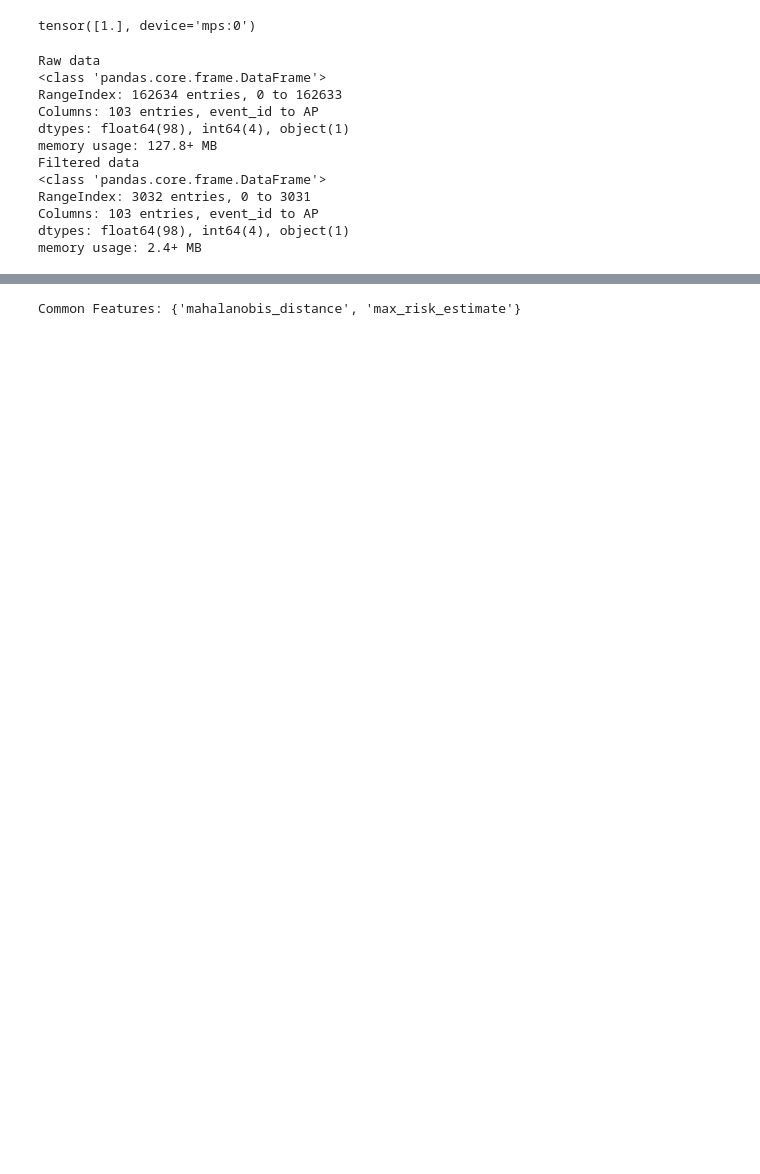
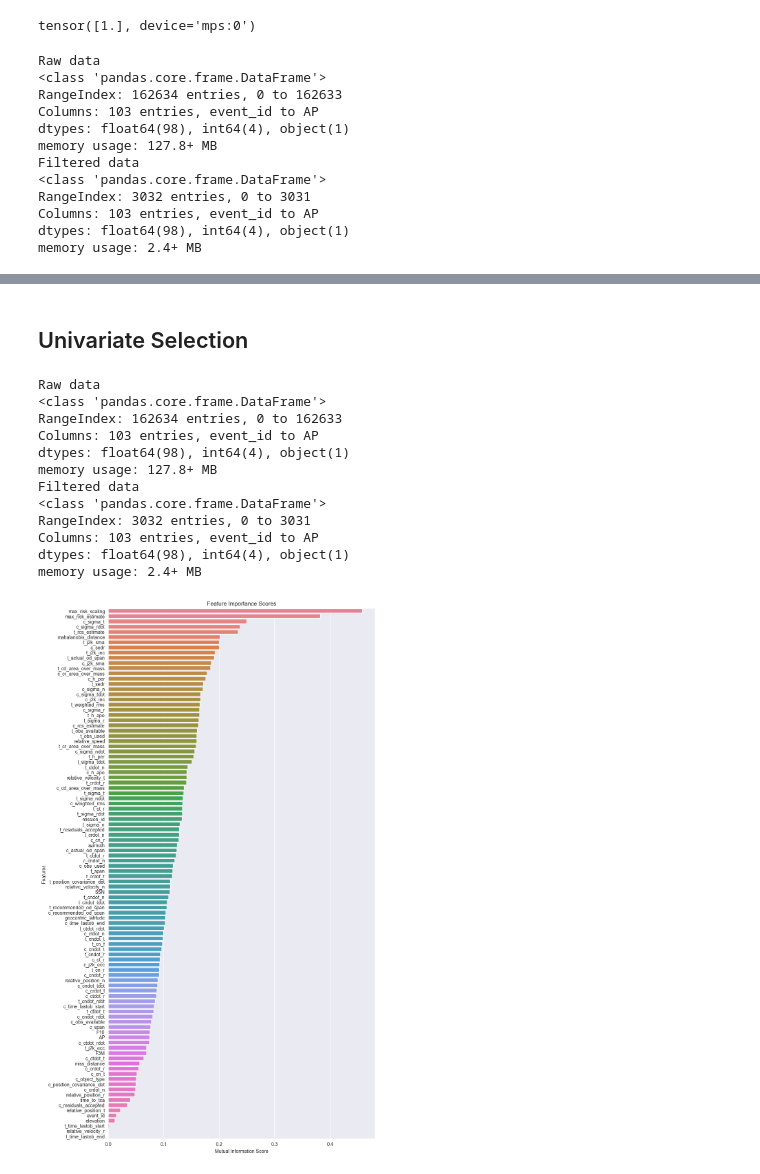
Before and after one commit to freddida/MLProject, a Jupyter notebook: notebooks/engineering/feature_selection.ipynb, the cells around one changed output, grey strips where cells are left out. Cells and saved outputs as stored; diff of their text form; code cells hidden in the pictures; blank space fills up the shorter version.

```diff
--- a/notebooks/engineering/feature_selection.ipynb
+++ b/notebooks/engineering/feature_selection.ipynb
@@ -150,17 +76,57 @@ Index(['max_risk_estimate', 'max_risk_scaling', 't_rcs_estimate',
-# %%
-# Assuming 'selected_feature_names', 'mi_df', and 'top_features' are all DataFrames or Series
-
-# Extract feature names from mi_df and top_features
-mi_features = set(mi_df.head(10)['Feature'])
-top_features_set = set(top_features.index)
-
-# Extract feature names from selected_feature_names
-selected_features_set = set(selected_feature_names)
-
-# Find the common features among the three sets
-common_features = mi_features.intersection(top_features_set, selected_features_set)
-
-# Print or use the common features as needed
-print("Common Features:", common_features)
-# %% [output]
-Common Features: {'mahalanobis_distance', 'max_risk_estimate'}
+# %% [markdown]
+## Univariate Selection
+# %%
+from sklearn.feature_selection import SelectKBest, mutual_info_regression
+
+# Assuming you have the necessary functions like load_data, filter_data, and label_encode_column
+
+# Load data
+df = load_data()
+df_filtered = filter_data(df)
+
+df_filtered.dropna(axis=0, how='any', inplace=True)
+
+label_encode_column(df_filtered, "c_object_type")
+
+features = df_filtered.drop(["risk"], axis=1)
+target = df_filtered["risk"]
+
+# Feature selection using SelectKBest with mutual_info_regression
+selector = SelectKBest(score_func=mutual_info_regression, k='all')
+X_selected = selector.fit_transform(features, target)
+
+# Get the selected feature names
+selected_feature_names = features.columns[selector.get_support()]
+
+# Get the feature scores
+feature_scores = selector.scores_
+
+# Create a DataFrame with selected features and their scores
+selected_features_df = pd.DataFrame({'Feature': selected_feature_names, 'Score': feature_scores[selector.get_support()]})
+selected_features_df = selected_features_df.sort_values(by='Score', ascending=False)
+
+# Plot the feature scores using Seaborn
+plt.figure(figsize=(10, 20))
+sns.barplot(x='Score', y='Feature', data=selected_features_df, hue='Feature')
+
+plt.xlabel('Mutual Information Score')
+plt.ylabel('Features')
+plt.title('Feature Importance Scores')
+plt.show()
+
+selected_features_kbest = selected_features_df[:2]
+selected_features_kbest = selected_features_kbest['Feature'].tolist()
+# %% [output]
+Raw data
+<class 'pandas.core.frame.DataFrame'>
+RangeIndex: 162634 entries, 0 to 162633
+Columns: 103 entries, event_id to AP
+dtypes: float64(98), int64(4), object(1)
+memory usage: 127.8+ MB
+Filtered data
+<class 'pandas.core.frame.DataFrame'>
+RangeIndex: 3032 entries, 0 to 3031
+Columns: 103 entries, event_id to AP
+dtypes: float64(98), int64(4), object(1)
+memory usage: 2.4+ MB
+[figure, added]
```
Also changed, not shown: parts of 10 cells of this notebook, 2 other files.
